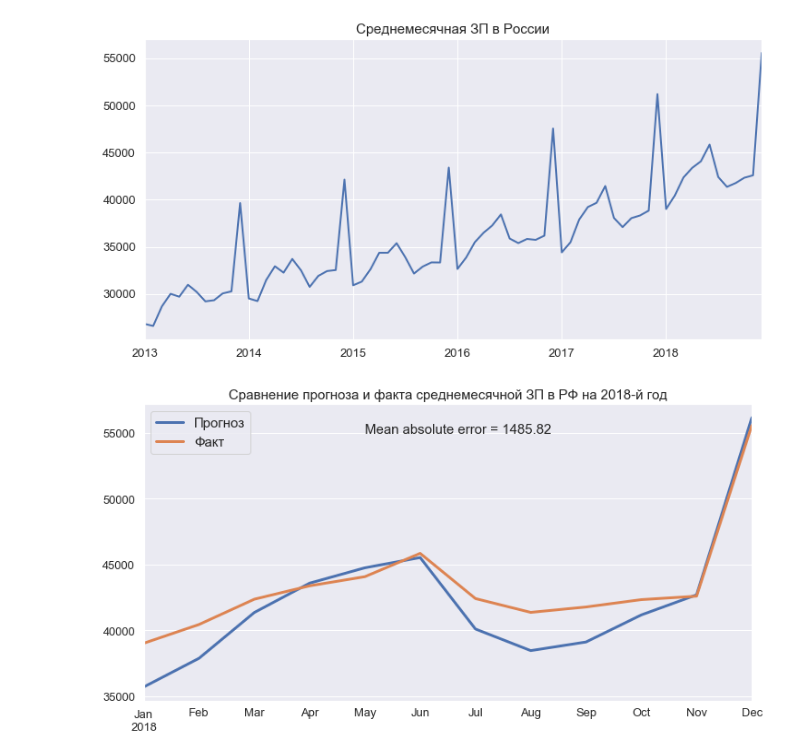
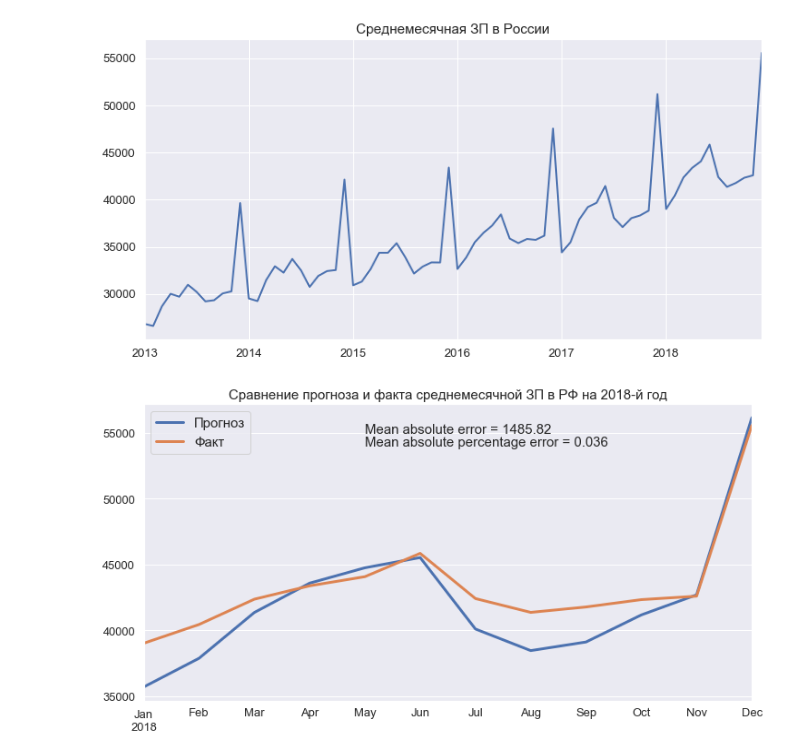
Before and after one commit to VagOnOff/Prediction-time-series-by-Fourier-series, a Jupyter notebook: Предсказание среднемесячной ЗП в России с помощью рядов Фурье.ipynb, the cells around one changed output. Cells and saved outputs as stored; diff of their text form; code cells hidden in the pictures.

```diff
--- a/Предсказание среднемесячной ЗП в России с помощью рядов Фурье.ipynb
+++ b/Предсказание среднемесячной ЗП в России с помощью рядов Фурье.ipynb
@@ -229,26 +229,29 @@ def predict_next_period(new_coefs: list,
 # %%
 m = 5 #количество периодов в train выборке
 l = 12 #длина периода
 p = 1 #величина задержек
 
 matrix = get_matrix_from_series(train_series, m, l)
 new_coefs = get_new_fourier_coefs(matrix, p)
 test_pred = predict_next_period(new_coefs, l)
 test_pred = pd.Series(test_pred, index=test_series.index)
 
 #ошибка прогноза
-error = round(mean_absolute_error(test_pred, test_series), 2)
+mae = round(mean_absolute_error(test_pred, test_series), 2)
+mape = round(mean_absolute_percentage_error(test_series, test_pred), 3)
+
 
 #построим график
 test_pred.plot(figsize=(12, 6), linewidth=3,
                fontsize=13, label='Прогноз')
 
 test_series.plot(figsize=(12, 6), linewidth=3,
                  fontsize=13, label='Факт')
 
 plt.legend(fontsize=15)
-plt.text(test_series.index[4], 55000, f'Mean absolute error = {error}', fontsize=15)
+plt.text(test_series.index[4], 55000, f'Mean absolute error = {mae}', fontsize=15)
+plt.text(test_series.index[4], 54000, f'Mean absolute percentage error = {mape}', fontsize=15)
 plt.title('Сравнение прогноза и факта среднемесячной ЗП в РФ на 2018-й год', fontsize=15)
 plt.show()
 # %% [output]
-[figure, old version]
+[figure, new version]
```
Also changed, not shown: parts of 1 cell of this notebook.
